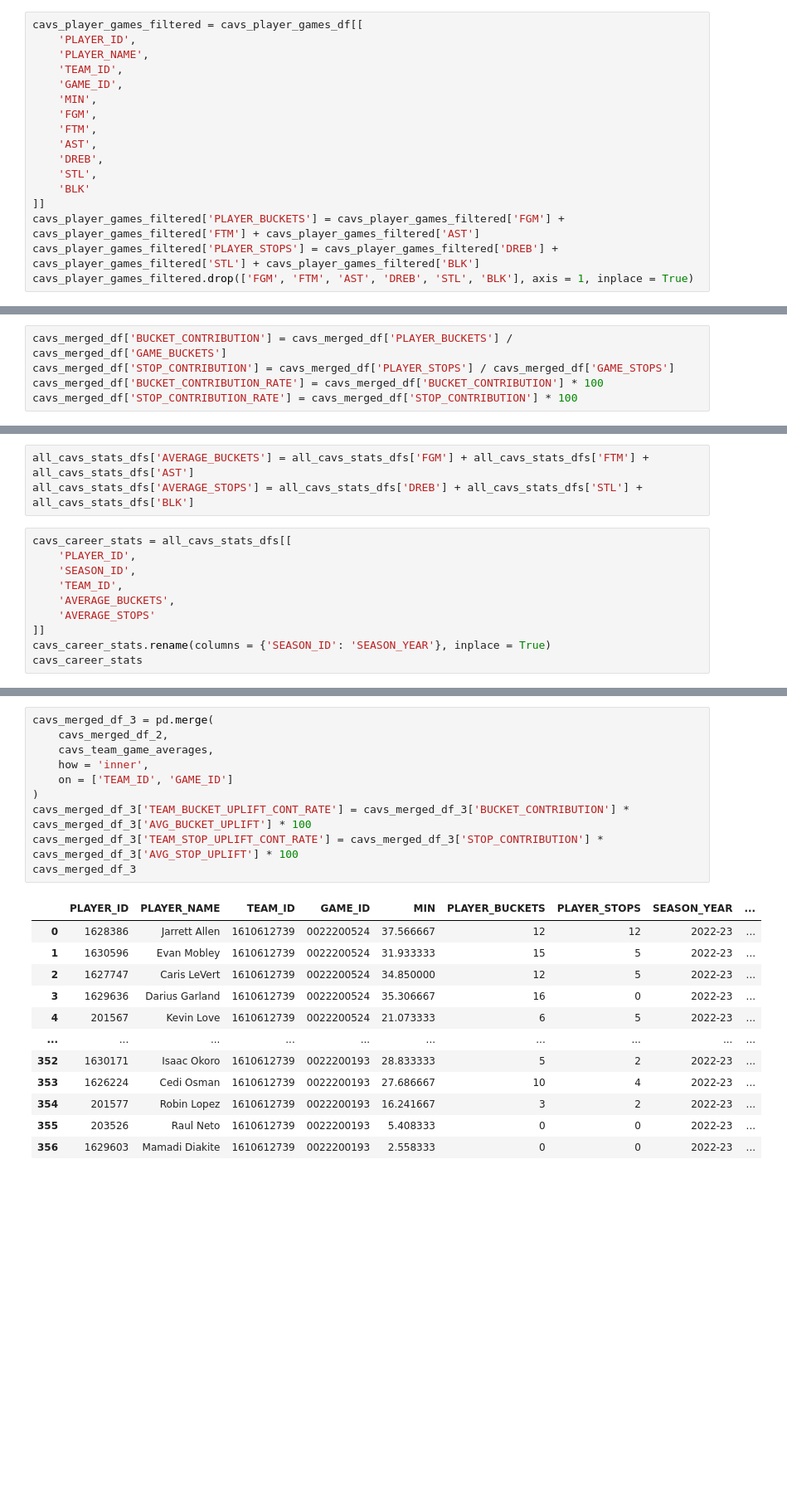
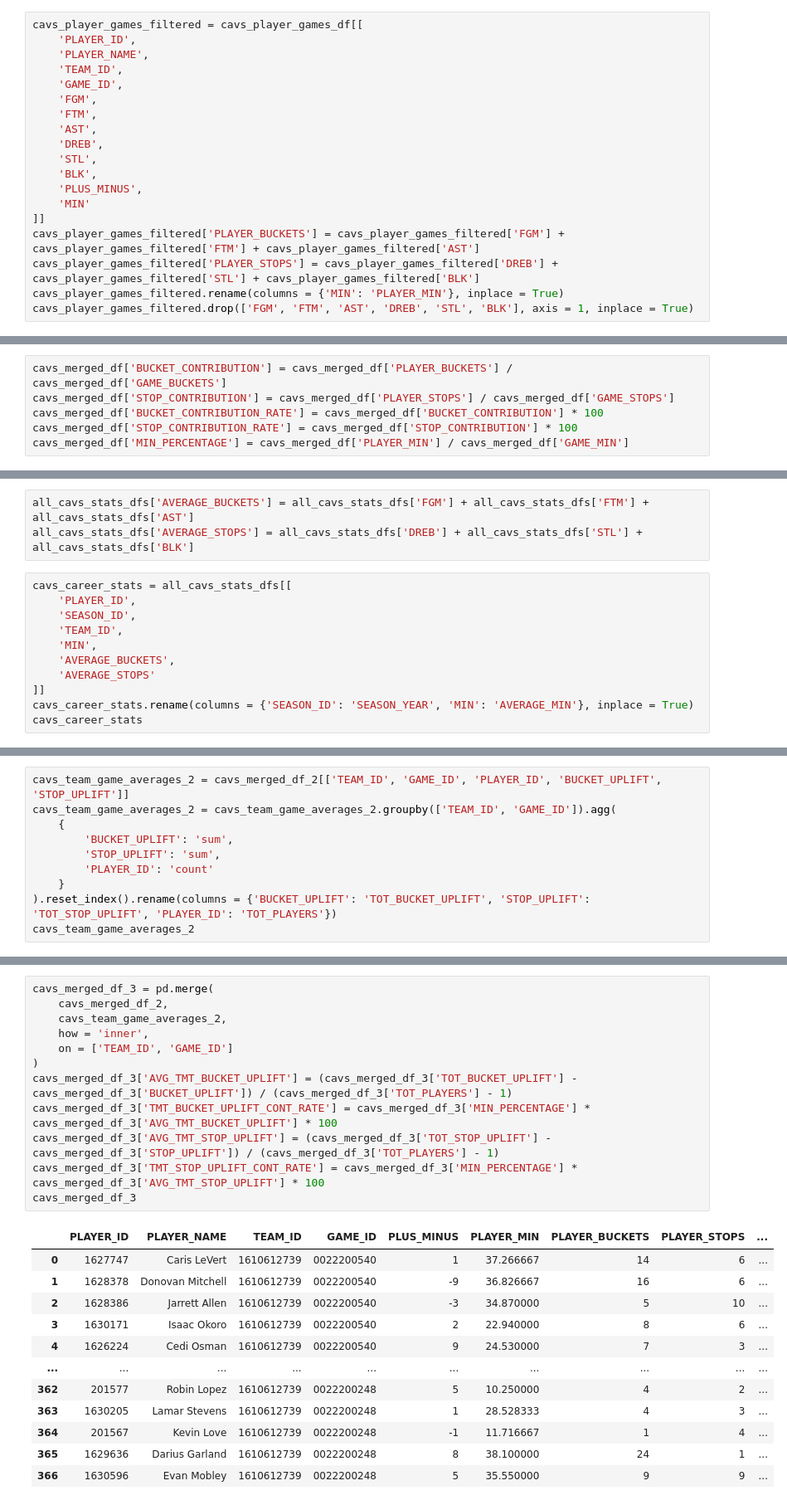
Before and after one commit to erictria/nba-himdex, a Jupyter notebook: api_test.ipynb, the cells around one changed output, grey strips where cells are left out. Shown: that part at 83% size. Drawn from its saved outputs; the diff is of its cells as text; blank space fills up the shorter version.

```diff
--- a/api_test.ipynb
+++ b/api_test.ipynb
@@ -308,16 +314,18 @@ cavs_player_games_filtered = cavs_player_games_df[[
     'PLAYER_NAME',
     'TEAM_ID',
     'GAME_ID',
-    'MIN',
     'FGM',
     'FTM',
     'AST',
     'DREB',
     'STL',
-    'BLK'
+    'BLK',
+    'PLUS_MINUS',
+    'MIN'
 ]]
 cavs_player_games_filtered['PLAYER_BUCKETS'] = cavs_player_games_filtered['FGM'] + cavs_player_games_filtered['FTM'] + cavs_player_games_filtered['AST']
 cavs_player_games_filtered['PLAYER_STOPS'] = cavs_player_games_filtered['DREB'] + cavs_player_games_filtered['STL'] + cavs_player_games_filtered['BLK']
+cavs_player_games_filtered.rename(columns = {'MIN': 'PLAYER_MIN'}, inplace = True)
 cavs_player_games_filtered.drop(['FGM', 'FTM', 'AST', 'DREB', 'STL', 'BLK'], axis = 1, inplace = True)
 # %% [output]
 A value is trying to be set on a copy of a slice from a DataFrame.
@@ -377,6 +389,7 @@ cavs_merged_df['BUCKET_CONTRIBUTION'] = cavs_merged_df['PLAYER_BUCKETS'] / cavs_
 cavs_merged_df['STOP_CONTRIBUTION'] = cavs_merged_df['PLAYER_STOPS'] / cavs_merged_df['GAME_STOPS']
 cavs_merged_df['BUCKET_CONTRIBUTION_RATE'] = cavs_merged_df['BUCKET_CONTRIBUTION'] * 100
 cavs_merged_df['STOP_CONTRIBUTION_RATE'] = cavs_merged_df['STOP_CONTRIBUTION'] * 100
+cavs_merged_df['MIN_PERCENTAGE'] = cavs_merged_df['PLAYER_MIN'] / cavs_merged_df['GAME_MIN']
 # %%
 cavs_merged_df
 # %% [output]
@@ -427,10 +442,11 @@ cavs_career_stats = all_cavs_stats_dfs[[
     'PLAYER_ID',
     'SEASON_ID',
     'TEAM_ID',
+    'MIN',
     'AVERAGE_BUCKETS',
     'AVERAGE_STOPS'
 ]]
-cavs_career_stats.rename(columns = {'SEASON_ID': 'SEASON_YEAR'}, inplace = True)
+cavs_career_stats.rename(columns = {'SEASON_ID': 'SEASON_YEAR', 'MIN': 'AVERAGE_MIN'}, inplace = True)
 cavs_career_stats
 # %% [output]
 A value is trying to be set on a copy of a slice from a DataFrame
@@ -476,0 +493,10 @@ cavs_merged_df_2
+# %%
+cavs_team_game_averages_2 = cavs_merged_df_2[['TEAM_ID', 'GAME_ID', 'PLAYER_ID', 'BUCKET_UPLIFT', 'STOP_UPLIFT']]
+cavs_team_game_averages_2 = cavs_team_game_averages_2.groupby(['TEAM_ID', 'GAME_ID']).agg(
+    {
+        'BUCKET_UPLIFT': 'sum',
+        'STOP_UPLIFT': 'sum',
+        'PLAYER_ID': 'count'
+    }
+).reset_index().rename(columns = {'BUCKET_UPLIFT': 'TOT_BUCKET_UPLIFT', 'STOP_UPLIFT': 'TOT_STOP_UPLIFT', 'PLAYER_ID': 'TOT_PLAYERS'})
+cavs_team_game_averages_2
@@ -500,23 +526,25 @@ cavs_team_game_averages
 # %%
 cavs_merged_df_3 = pd.merge(
     cavs_merged_df_2,
-    cavs_team_game_averages,
+    cavs_team_game_averages_2,
     how = 'inner',
     on = ['TEAM_ID', 'GAME_ID']
 )
-cavs_merged_df_3['TEAM_BUCKET_UPLIFT_CONT_RATE'] = cavs_merged_df_3['BUCKET_CONTRIBUTION'] * cavs_merged_df_3['AVG_BUCKET_UPLIFT'] * 100
-cavs_merged_df_3['TEAM_STOP_UPLIFT_CONT_RATE'] = cavs_merged_df_3['STOP_CONTRIBUTION'] * cavs_merged_df_3['AVG_STOP_UPLIFT'] * 100
+cavs_merged_df_3['AVG_TMT_BUCKET_UPLIFT'] = (cavs_merged_df_3['TOT_BUCKET_UPLIFT'] - cavs_merged_df_3['BUCKET_UPLIFT']) / (cavs_merged_df_3['TOT_PLAYERS'] - 1)
+cavs_merged_df_3['TMT_BUCKET_UPLIFT_CONT_RATE'] = cavs_merged_df_3['MIN_PERCENTAGE'] * cavs_merged_df_3['AVG_TMT_BUCKET_UPLIFT'] * 100
+cavs_merged_df_3['AVG_TMT_STOP_UPLIFT'] = (cavs_merged_df_3['TOT_STOP_UPLIFT'] - cavs_merged_df_3['STOP_UPLIFT']) / (cavs_merged_df_3['TOT_PLAYERS'] - 1)
+cavs_merged_df_3['TMT_STOP_UPLIFT_CONT_RATE'] = cavs_merged_df_3['MIN_PERCENTAGE'] * cavs_merged_df_3['AVG_TMT_STOP_UPLIFT'] * 100
 cavs_merged_df_3
 # %% [output]
-|  | PLAYER_ID | PLAYER_NAME | TEAM_ID | GAME_ID | MIN | PLAYER_BUCKETS | PLAYER_STOPS | SEASON_YEAR | ... |
-| 0 | 1628386 | Jarrett Allen | 1610612739 | 0022200524 | 37.566667 | 12 | 12 | 2022-23 | ... |
-| 1 | 1630596 | Evan Mobley | 1610612739 | 0022200524 | 31.933333 | 15 | 5 | 2022-23 | ... |
-| 2 | 1627747 | Caris LeVert | 1610612739 | 0022200524 | 34.850000 | 12 | 5 | 2022-23 | ... |
-| 3 | 1629636 | Darius Garland | 1610612739 | 0022200524 | 35.306667 | 16 | 0 | 2022-23 | ... |
-| 4 | 201567 | Kevin Love | 1610612739 | 0022200524 | 21.073333 | 6 | 5 | 2022-23 | ... |
+|  | PLAYER_ID | PLAYER_NAME | TEAM_ID | GAME_ID | PLUS_MINUS | PLAYER_MIN | PLAYER_BUCKETS | PLAYER_STOPS | ... |
+| 0 | 1627747 | Caris LeVert | 1610612739 | 0022200540 | 1 | 37.266667 | 14 | 6 | ... |
+| 1 | 1628378 | Donovan Mitchell | 1610612739 | 0022200540 | -9 | 36.826667 | 16 | 6 | ... |
+| 2 | 1628386 | Jarrett Allen | 1610612739 | 0022200540 | -3 | 34.870000 | 5 | 10 | ... |
+| 3 | 1630171 | Isaac Okoro | 1610612739 | 0022200540 | 2 | 22.940000 | 8 | 6 | ... |
+| 4 | 1626224 | Cedi Osman | 1610612739 | 0022200540 | 9 | 24.530000 | 7 | 3 | ... |
 | ... | ... | ... | ... | ... | ... | ... | ... | ... | ... |
-| 352 | 1630171 | Isaac Okoro | 1610612739 | 0022200193 | 28.833333 | 5 | 2 | 2022-23 | ... |
-| 353 | 1626224 | Cedi Osman | 1610612739 | 0022200193 | 27.686667 | 10 | 4 | 2022-23 | ... |
-| 354 | 201577 | Robin Lopez | 1610612739 | 0022200193 | 16.241667 | 3 | 2 | 2022-23 | ... |
-| 355 | 203526 | Raul Neto | 1610612739 | 0022200193 | 5.408333 | 0 | 0 | 2022-23 | ... |
-| 356 | 1629603 | Mamadi Diakite | 1610612739 | 0022200193 | 2.558333 | 0 | 0 | 2022-23 | ... |
+| 362 | 201577 | Robin Lopez | 1610612739 | 0022200248 | 5 | 10.250000 | 4 | 2 | ... |
+| 363 | 1630205 | Lamar Stevens | 1610612739 | 0022200248 | 1 | 28.528333 | 4 | 3 | ... |
+| 364 | 201567 | Kevin Love | 1610612739 | 0022200248 | -1 | 11.716667 | 1 | 4 | ... |
+| 365 | 1629636 | Darius Garland | 1610612739 | 0022200248 | 8 | 38.100000 | 24 | 1 | ... |
+| 366 | 1630596 | Evan Mobley | 1610612739 | 0022200248 | 5 | 35.550000 | 9 | 9 | ... |
```
Also changed, not shown: parts of 21 cells of this notebook.
